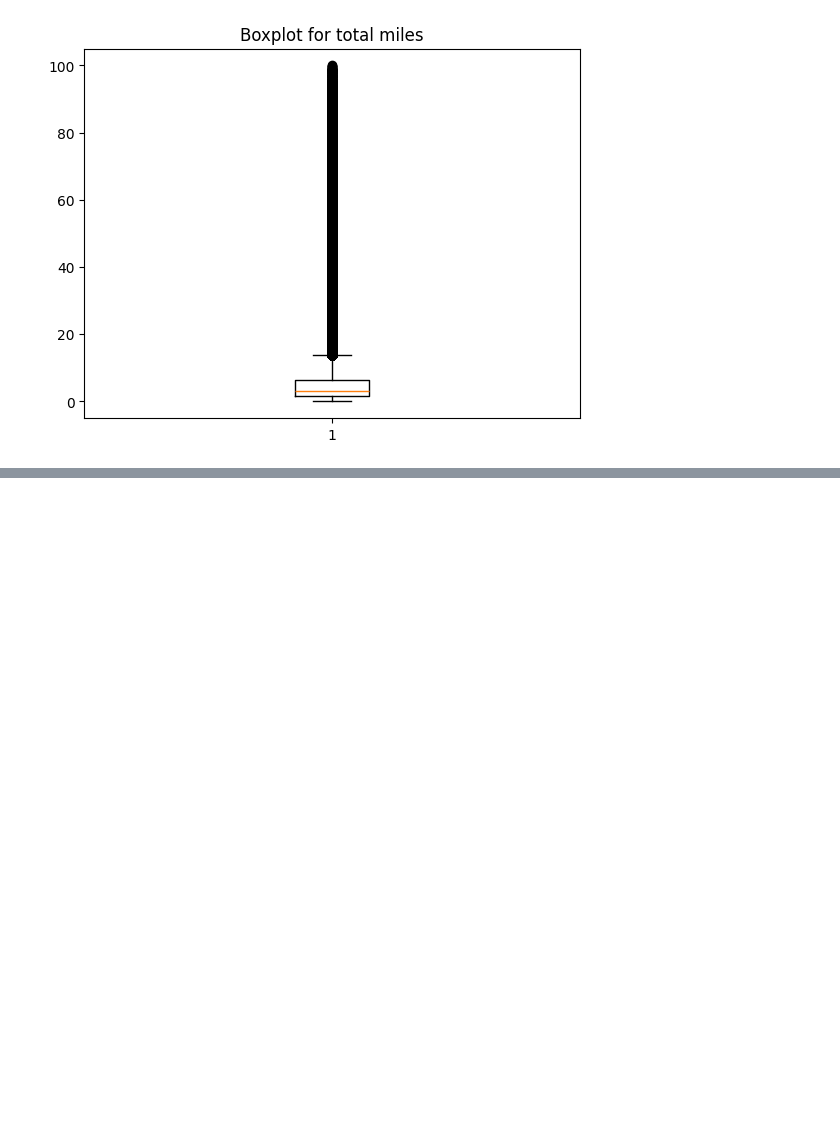
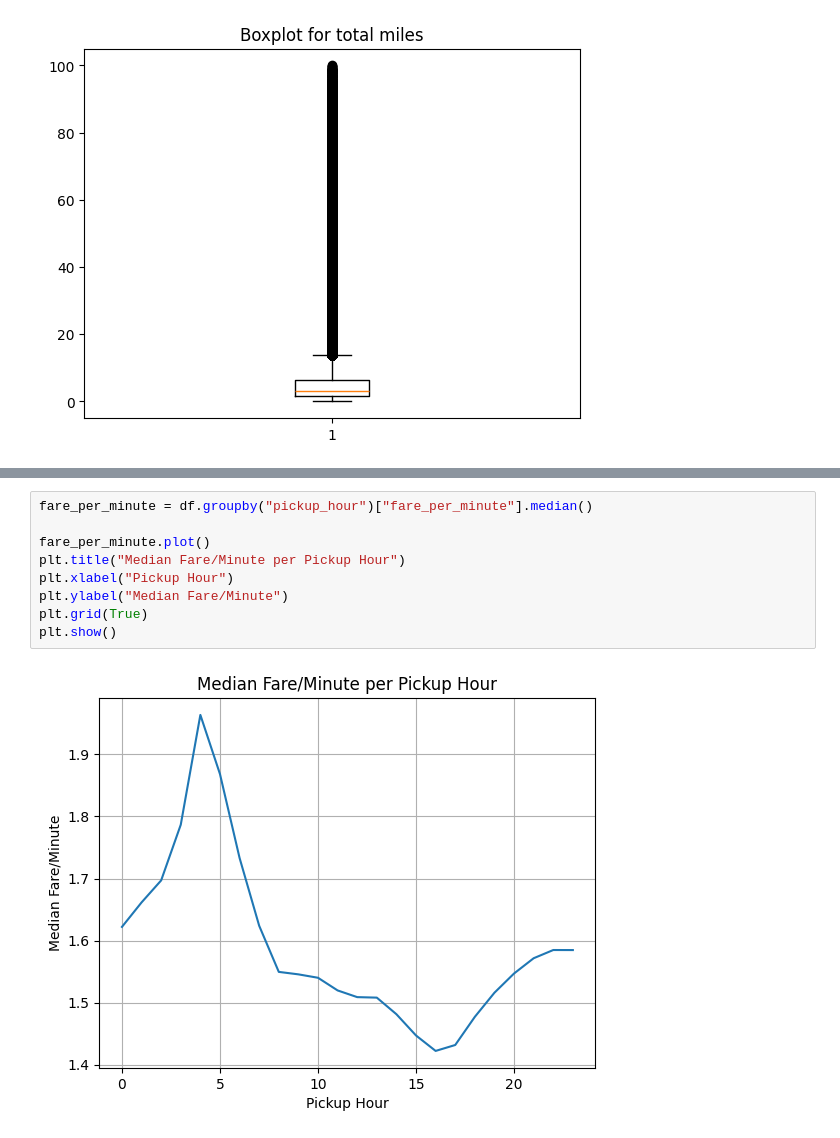
Before and after one commit to binhduong160199/DataEngineering8, a Jupyter notebook: Company_Story.ipynb, the cells around one changed output, grey strips where cells are left out. Drawn from its saved outputs; the diff is of its cells as text; blank space fills up the shorter version.

```diff
--- a/Company_Story.ipynb
+++ b/Company_Story.ipynb
@@ -136,0 +200,11 @@ plt.show()
+# %%
+fare_per_minute = df.groupby("pickup_hour")["fare_per_minute"].median()
+
+fare_per_minute.plot()
+plt.title("Median Fare/Minute per Pickup Hour")
+plt.xlabel("Pickup Hour")
+plt.ylabel("Median Fare/Minute")
+plt.grid(True)
+plt.show()
+# %% [output]
+[figure, added]
```
Also changed, not shown: parts of 12 cells of this notebook, 1 other file.
